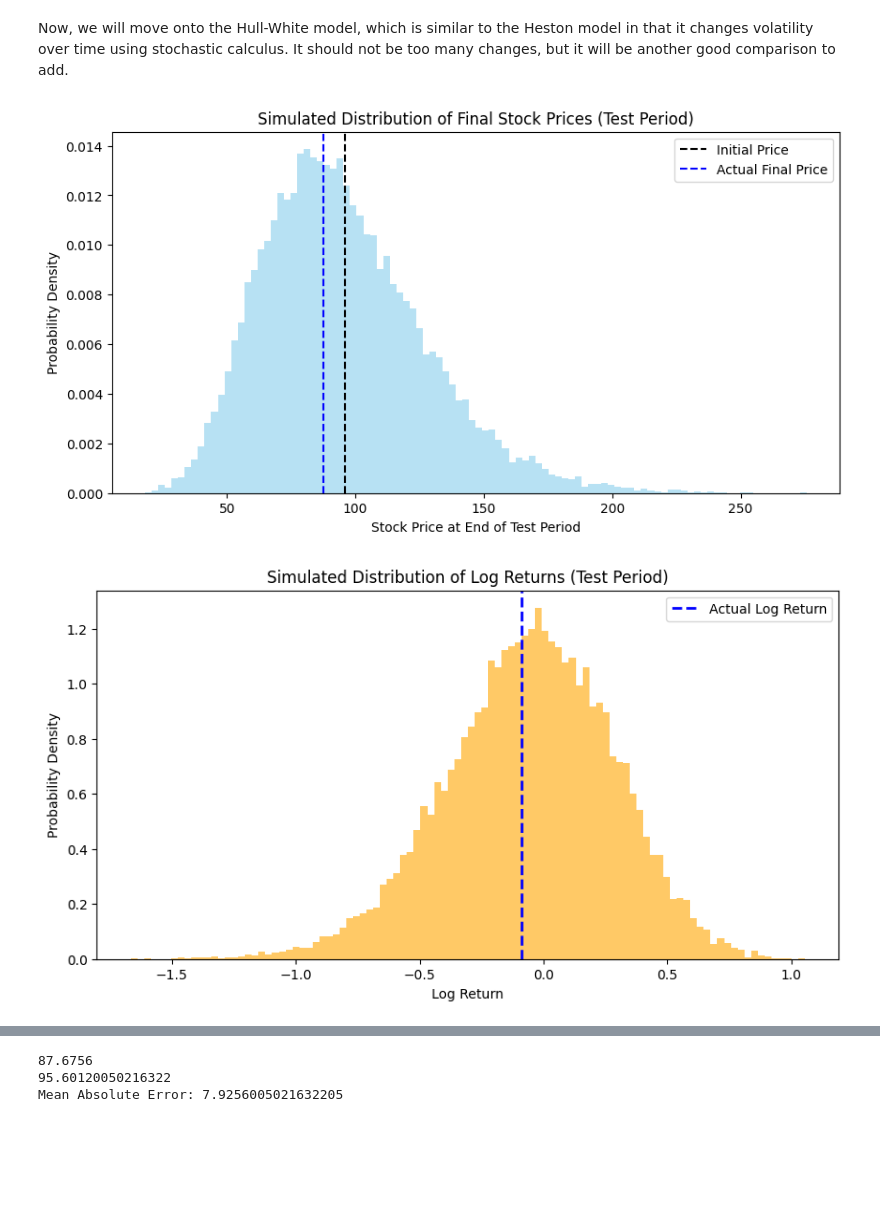
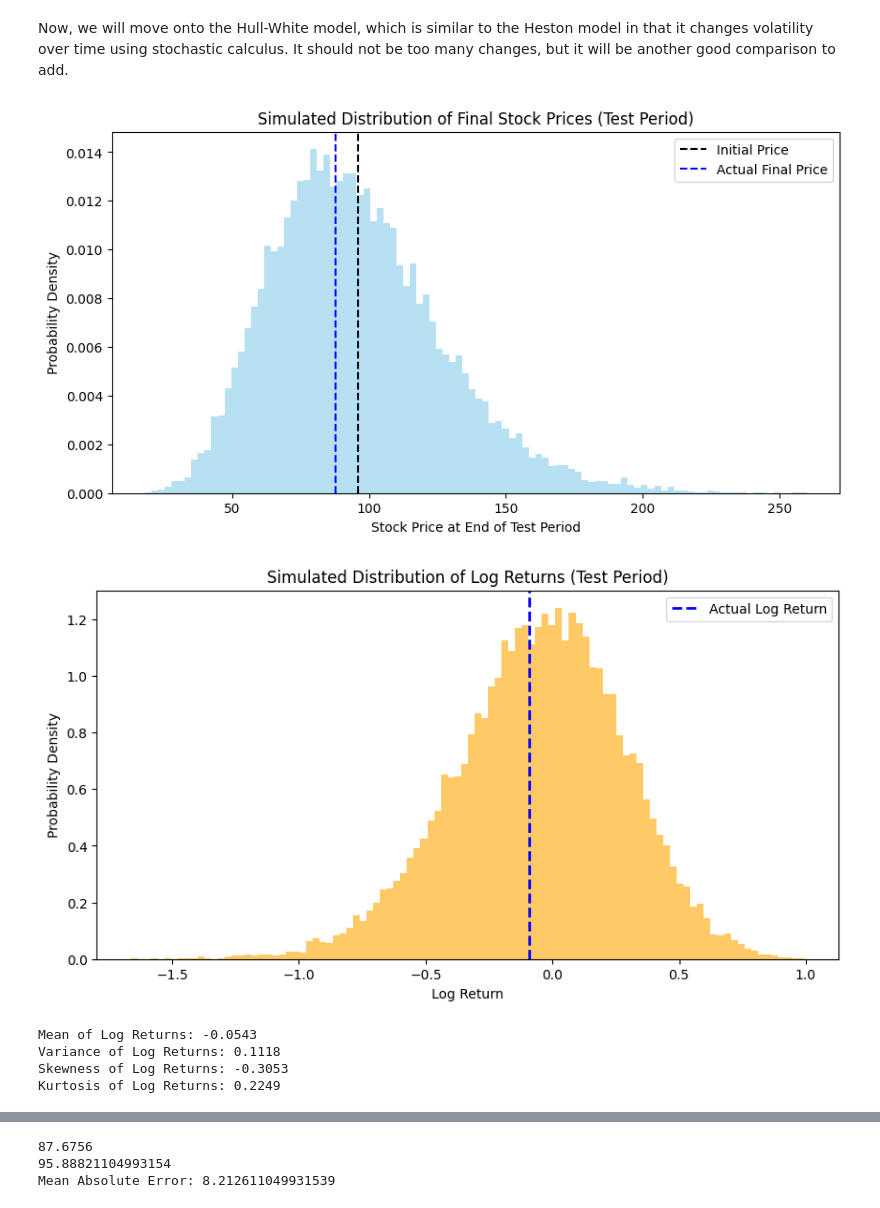
Before and after one commit to jjklug/Finance-and-Machine-Learning, a Jupyter notebook: MonteCarlo.ipynb, the cells around one changed output, grey strips where cells are left out. Saved outputs shown, nothing was run; the diff lists cells and outputs as text; code cells hidden in the pictures; blank space fills up the shorter version.

```diff
--- a/MonteCarlo.ipynb
+++ b/MonteCarlo.ipynb
@@ -490,32 +613,48 @@ plt.show()
 #visualize returns distribution
 plt.figure(figsize=(10, 5))
 plt.hist(log_returns, bins=100, density=True, alpha=0.6, color='orange')
 plt.axvline(actual_log_return, color='blue', linestyle='--', linewidth=2, label='Actual Log Return')
 plt.title("Simulated Distribution of Log Returns (Test Period)")
 plt.xlabel("Log Return")
 plt.ylabel("Probability Density")
 plt.legend()
 plt.show()
 
+# Calculate the moments of the log returns
+mean_log_return = np.mean(log_returns)
+variance_log_return = np.var(log_returns)
+skewness_log_return = skew(log_returns)
+kurtosis_log_return = kurtosis(log_returns)
+
+# Print the results
+print(f"Mean of Log Returns: {mean_log_return:.4f}")
+print(f"Variance of Log Returns: {variance_log_return:.4f}")
+print(f"Skewness of Log Returns: {skewness_log_return:.4f}")
+print(f"Kurtosis of Log Returns: {kurtosis_log_return:.4f}")
+
 # Plot a few simulated paths
 plt.figure(figsize=(12,6))
 for i in range(10):  # plot 10 simulations
     rand_num = np.random.randint(low=1,high=500)
     plt.plot(price_paths[-rand_num], color='gray', alpha=0.3)
 
 plt.plot(actual_path, color='blue', linewidth=2, label='Actual Avg Path')
 plt.title("Simulated Paths vs. Actual Stock Path")
 plt.xlabel("Time Step (Day)")
 plt.ylabel("Stock Price")
 plt.legend()
 plt.show()
 
 #get some metrics to compare closer
 #find error of each model between actual data's final price and simulated data's average of the final prices
 mae = np.abs(actual_final_price - np.mean(final_prices))
 print(actual_final_price)
 print(np.mean(final_prices))
 print(f"Mean Absolute Error: {mae}")
 # %% [output]
-[figure, old version]
+[figure, new version]
-[figure, old version]
+[figure, new version]
+Mean of Log Returns: -0.0543
+Variance of Log Returns: 0.1118
+Skewness of Log Returns: -0.3053
+Kurtosis of Log Returns: 0.2249
@@ -523,3 +662,3 @@ print(f"Mean Absolute Error: {mae}")
-87.6756
-95.60120050216322
-Mean Absolute Error: 7.9256005021632205
+87.6756
+95.88821104993154
+Mean Absolute Error: 8.212611049931539
```
Also changed, not shown: parts of 7 cells of this notebook, 4 other files.
